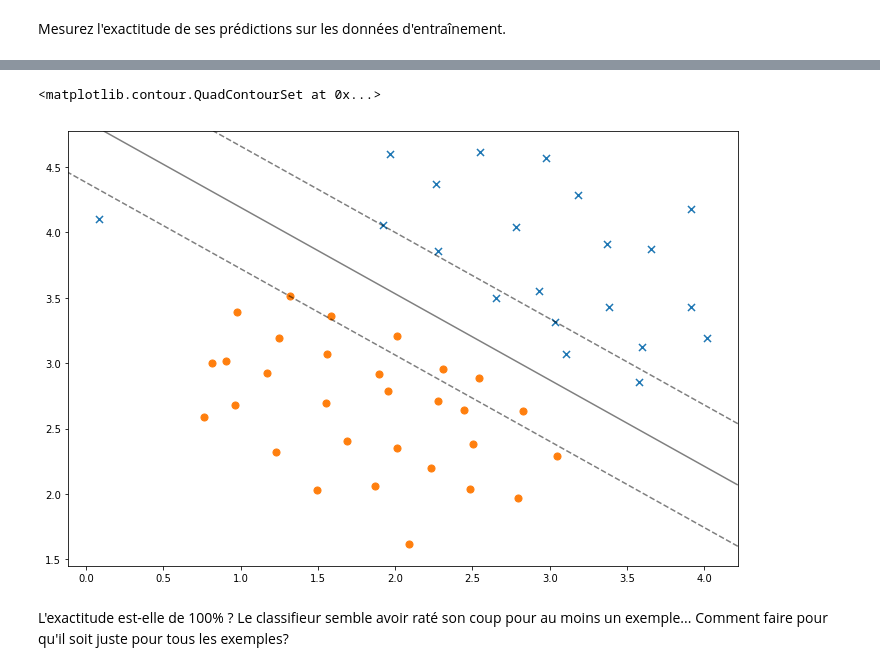
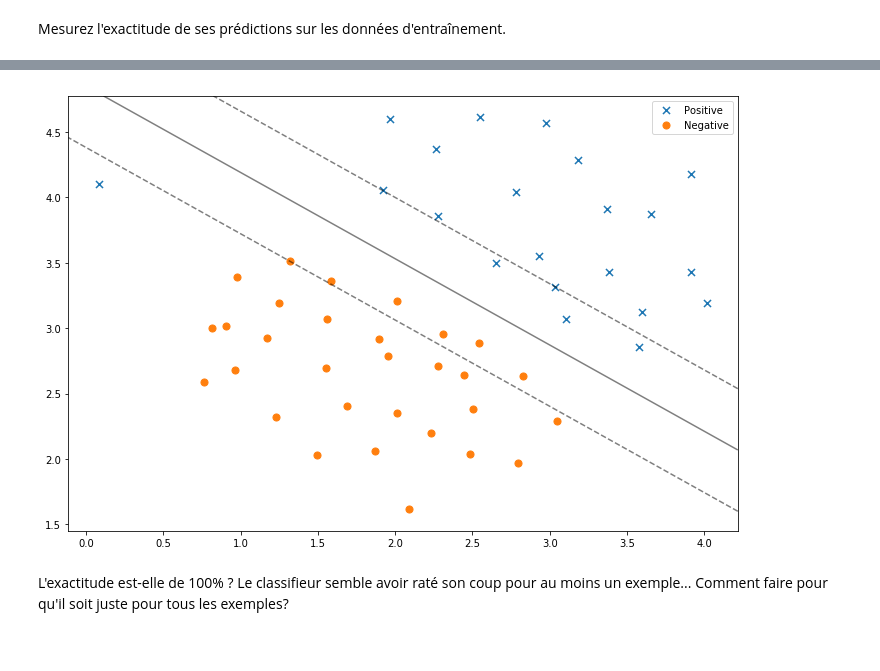
Before and after one commit to spajeo/atelier-machine-learning, a Jupyter notebook: SVM/Semaine4-exercices.ipynb, the cells around one changed output, grey strips where cells are left out. Saved outputs shown, nothing was run; the diff lists cells and outputs as text; code cells hidden in the pictures.

```diff
--- a/SVM/Semaine4-exercices.ipynb
+++ b/SVM/Semaine4-exercices.ipynb
@@ -147,39 +134,36 @@ sklearn.metrics.accuracy_score(data['y'], prediction)
 # %%
 %matplotlib inline
 import numpy as np
 
 fig, ax = plt.subplots(figsize=(12,8))
 
 ax.scatter(positive['X1'], positive['X2'], s=50, marker='x', label='Positive')
 ax.scatter(negative['X1'], negative['X2'], s=50, marker='o', label='Negative')
 
 #recupere les 3 linears limits
 ax = plt.gca()
 xlim = ax.get_xlim()
 ylim = ax.get_ylim()
 
 ax.scatter(svc.support_vectors_[:, 0], svc.support_vectors_[:, 1], s=100,
            linewidth=1, facecolors='none')
 
 
 # create grid to evaluate model
 xx = np.linspace(xlim[0], xlim[1], 30)
 yy = np.linspace(ylim[0], ylim[1], 30)
 YY, XX = np.meshgrid(yy, xx)
 xy = np.vstack([XX.ravel(), YY.ravel()]).T
 Z = svc.decision_function(xy).reshape(XX.shape)
 
 # plot decision boundary and margins
 ax.contour(XX, YY, Z, colors='k', levels=[-1, 0, 1], alpha=0.5,
            linestyles=['--', '-', '--'])
 
-# ax.legend()
-
-
-# plt.show()
+ax.legend()
+plt.show()
 # %% [output]
-<matplotlib.contour.QuadContourSet at 0x...>
-[figure, old version]
+[figure, new version]
 # %% [markdown]
 L'exactitude est-elle de 100% ? Le classifieur semble avoir raté son coup pour au moins un exemple...
 Comment faire pour qu'il soit juste pour tous les exemples?
```
Also changed, not shown: parts of 13 cells of this notebook.
